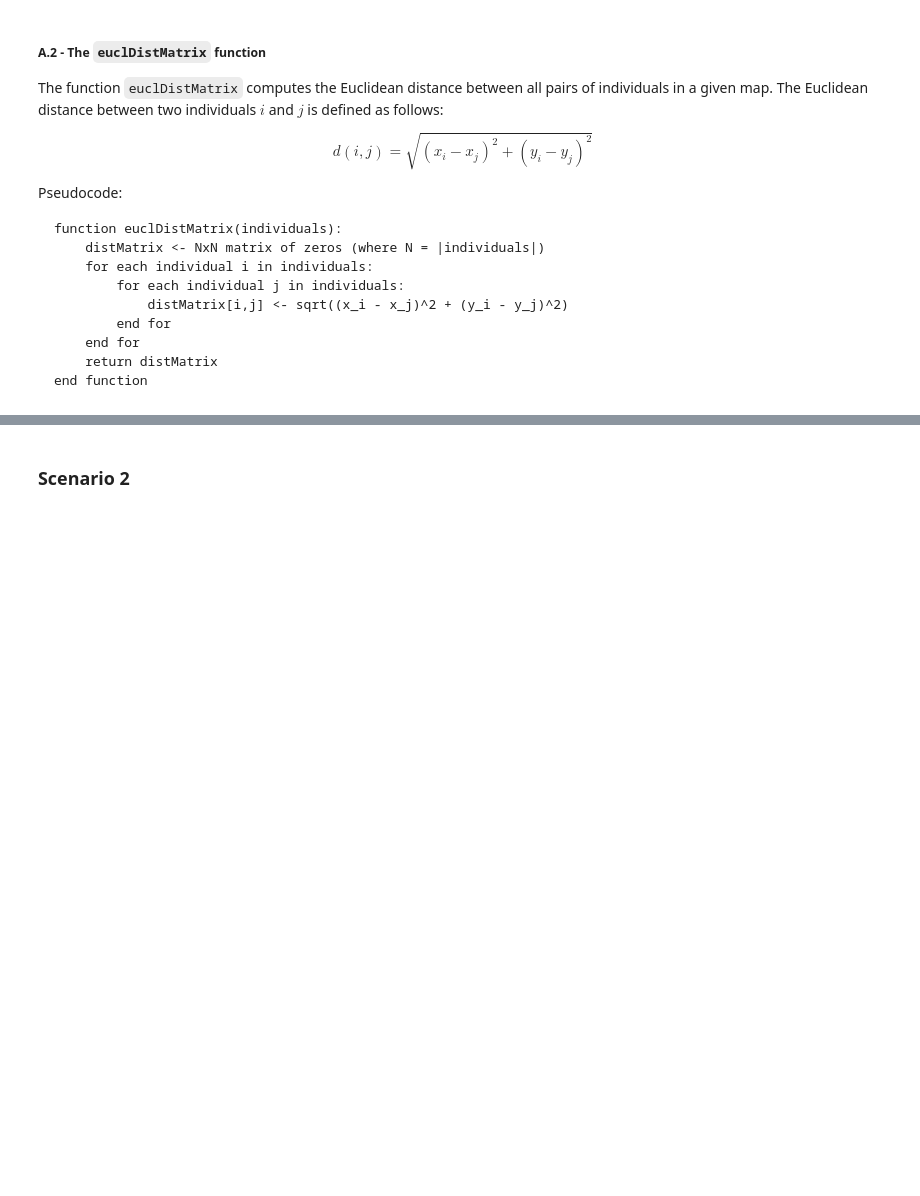
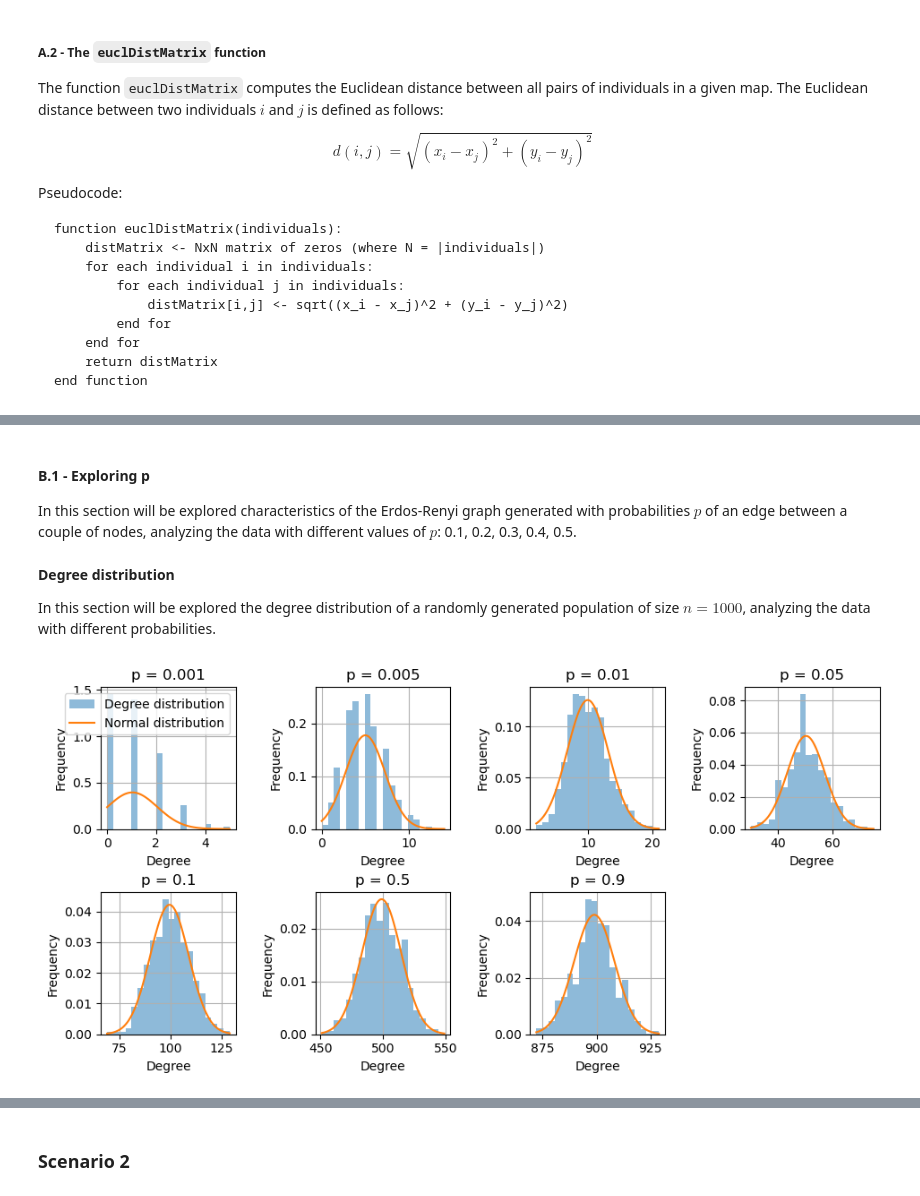
Before and after one commit to lucadibello/geographical-friendship-network, a Jupyter notebook: geographical-friendship-network.ipynb, the cells around one changed output, grey strips where cells are left out. Drawn from its saved outputs; the diff is of its cells as text; code cells hidden in the pictures; blank space fills up the shorter version.

```diff
--- a/geographical-friendship-network.ipynb
+++ b/geographical-friendship-network.ipynb
@@ -319,0 +353,59 @@ NameError: name 'distMatrixFromN' is not defined
+# %% [markdown]
+#### B.1 - Exploring p
+
+In this section will be explored characteristics of the Erdos-Renyi graph generated with probabilities $p$ of an edge between a couple of nodes, analyzing the data with different values of $p$: 0.1, 0.2, 0.3, 0.4, 0.5.
+# %%
+# Generate random graph
+ps = [0.001, 0.005, 0.01, 0.05, 0.1, 0.5, 0.9]
+
+# Run simulations with different sizes
+graphs = [(p, ig.Graph.Erdos_Renyi(n=1000, p=p, directed=False, loops=False)) for p in ps]
+# %% [markdown]
+**Degree distribution**
+
+In this section will be explored the degree distribution of a randomly generated population of size $n=1000$, analyzing the data with different probabilities.
+# %%
+from scipy import stats
+
+# Plot degree distribution
+nrows = 2
+ncols = 4
+fig, axs = plt.subplots(2, 4, figsize=(10, 5))
+
+# Add space between subplots
+fig.tight_layout(pad=3.0)
+
+for i, tuple in enumerate(graphs):
+  p, graph = tuple
+  ax = axs[i//4, i%4]
+  degrees = graph.degree()
+  series = pd.Series(degrees)
+
+  # Plot degree distribution as histogram
+  series.hist(ax=ax, bins=20, density=True, alpha=0.5, label='Degree distribution')
+
+  # Compute normal distribution to compare with degree distribution
+  mu = series.mean()
+  sigma = series.std()
+
+  # Plot binoial distribution as line
+  x = np.linspace(series.min(), series.max(), 100)
+  y = stats.norm.pdf(x, mu, sigma)
+  ax.plot(x, y, label='Normal distribution')
+
+  # Vertical offset to avoid overlapping
+  ax.set_title('p = {}'.format(ps[i]))
+  ax.set_xlabel('Degree')
+  ax.set_ylabel('Frequency')
+
+# Hide extra subplots
+for i in range(len(ps), nrows * ncols):
+  axs[i//4, i%4].axis('off')
+
+# Show legend for all subplots
+axs[0, 0].legend()
+
+# Plot figure
+plt.show()
+# %% [output]
+[figure, added]
```
Also changed, not shown: parts of 20 cells of this notebook.
